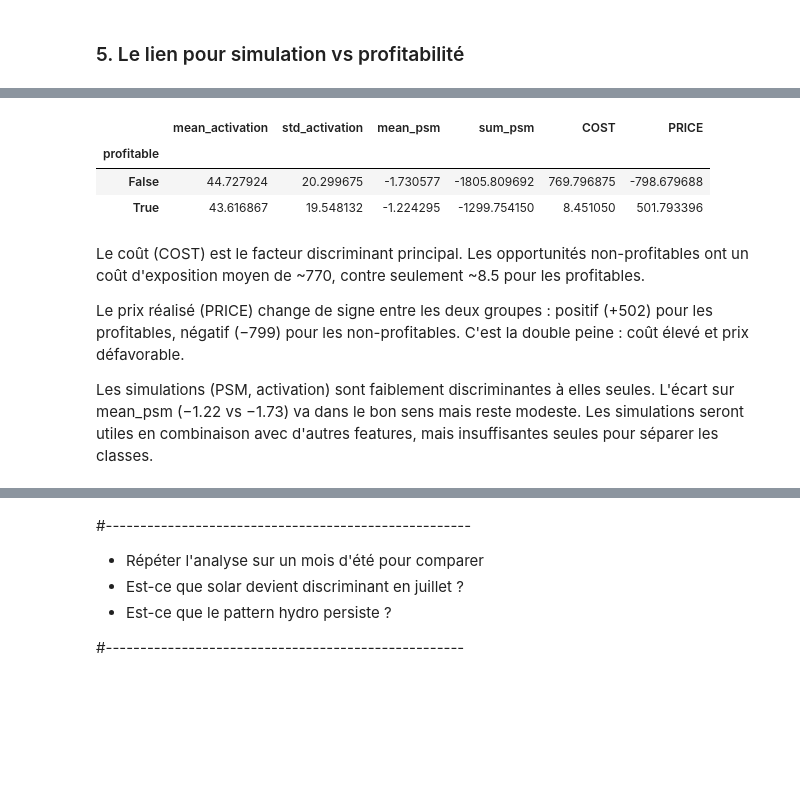
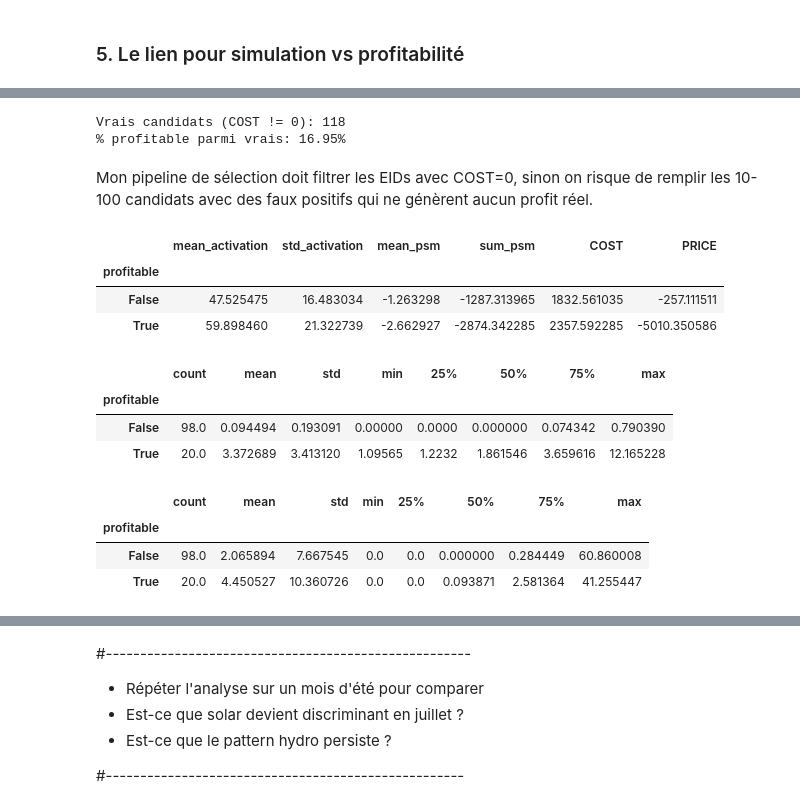
Before and after one commit to MPelland-programming/DataChallenge2026, a Jupyter notebook: experimentation_cristian/experimentation_cristian.ipynb, the cells around one changed output, grey strips where cells are left out. Saved outputs shown, nothing was run; the diff lists cells and outputs as text; code cells hidden in the pictures; blank space fills up the shorter version.

```diff
--- a/experimentation_cristian/experimentation_cristian.ipynb
+++ b/experimentation_cristian/experimentation_cristian.ipynb
@@ -58,8 +59,8 @@ DATA_ROOT = r"G:\.shortcut-targets-by-id\1SR7TxhNQjFyS8f2bbuo9pcLvzNMLBMwY\CSD\d
 loader = customdataloader(
     pricefile=os.path.join(DATA_ROOT, 'prices', 'prices.parquet'),
     costfile=os.path.join(DATA_ROOT, 'costs', 'costs.parquet'),
-    dsimfile=[os.path.join(DATA_ROOT, 'sim_daily', f'sim_daily_{y}.parquet') for y in [2020,2021,2022,2023]],
-    msimfile=[os.path.join(DATA_ROOT, 'sim_monthly', f'sim_monthly_{y}.parquet') for y in [2020,2021,2022,2023]],
+    dsimfile=[os.path.join(DATA_ROOT, 'sim_daily', f'sim_daily_{y}.parquet') for y in [2020,2021,2022,2023,2024]],
+    msimfile=[os.path.join(DATA_ROOT, 'sim_monthly', f'sim_monthly_{y}.parquet') for y in [2020,2021,2022,2023,2024]],
 )
 # %%
 # Chargement complet de costs + prices (ces fichiers sont petits)
@@ -259,14 +279,36 @@ print(f"% profitable: {analysis['profitable'].mean():.2%}")
+# %%
+# Vrais candidats : ceux qui ont un coût non-nul
+real = analysis[analysis['COST'] != 0]
+print(f"Vrais candidats (COST != 0): {len(real)}")
+print(f"% profitable parmi vrais: {(real['PROFIT'] > 0).mean():.2%}")
+# %% [output]
+Vrais candidats (COST != 0): 118
+% profitable parmi vrais: 16.95%
+# %% [markdown]
+Mon pipeline de sélection doit filtrer les EIDs avec COST=0, sinon on risque de remplir les 10-100 candidats avec des faux positifs qui ne génèrent aucun profit réel.
 # %%
-# Comparer les distributions profitable vs non-profitable
-analysis.groupby('profitable')[['mean_activation','std_activation','mean_psm','sum_psm','COST','PRICE']].mean()
+# Refaire l'exploration sur les vrais candidats seulement
+real_analysis = pd.merge(sim_agg, target_profits[target_profits['COST'] != 0], on=['EID','PEAKID'], how='inner')
+real_analysis['profitable'] = real_analysis['PROFIT'] > 0
+real_analysis.groupby('profitable')[['mean_activation','std_activation','mean_psm','sum_psm','COST','PRICE']].mean()
 # %% [output]
 |  | mean_activation | std_activation | mean_psm | sum_psm | COST | PRICE |
 | profitable |  |  |  |  |  |  |
-| False | 44.727924 | 20.299675 | -1.730577 | -1805.809692 | 769.796875 | -798.679688 |
-| True | 43.616867 | 19.548132 | -1.224295 | -1299.754150 | 8.451050 | 501.793396 |
+| False | 47.525475 | 16.483034 | -1.263298 | -1287.313965 | 1832.561035 | -257.111511 |
+| True | 59.898460 | 21.322739 | -2.662927 | -2874.342285 | 2357.592285 | -5010.350586 |
-# %% [markdown]
-Le coût (COST) est le facteur discriminant principal. Les opportunités non-profitables ont un coût d'exposition moyen de ~770, contre seulement ~8.5 pour les profitables.
-
-Le prix réalisé (PRICE) change de signe entre les deux groupes : positif (+502) pour les profitables, négatif (−799) pour les non-profitables. C'est la double peine : coût élevé et prix défavorable.
-
-Les simulations (PSM, activation) sont faiblement discriminantes à elles seules. L'écart sur mean_psm (−1.22 vs −1.73) va dans le bon sens mais reste modeste. Les simulations seront utiles en combinaison avec d'autres features, mais insuffisantes seules pour séparer les classes.
+# %%
+real_analysis['price_cost_ratio'] = real_analysis['PRICE'].abs() / (real_analysis['COST'].abs() + 1e-6)
+real_analysis.groupby('profitable')['price_cost_ratio'].describe()
+# %% [output]
+|  | count | mean | std | min | 25% | 50% | 75% | max |
+| profitable |  |  |  |  |  |  |  |  |
+| False | 98.0 | 0.094494 | 0.193091 | 0.00000 | 0.0000 | 0.000000 | 0.074342 | 0.790390 |
+| True | 20.0 | 3.372689 | 3.413120 | 1.09565 | 1.2232 | 1.861546 | 3.659616 | 12.165228 |
+# %%
+real_analysis['sim_cost_ratio'] = real_analysis['sum_psm'].abs() / (real_analysis['COST'].abs() + 1e-6)
+real_analysis.groupby('profitable')['sim_cost_ratio'].describe()
+# %% [output]
+|  | count | mean | std | min | 25% | 50% | 75% | max |
+| profitable |  |  |  |  |  |  |  |  |
+| False | 98.0 | 2.065894 | 7.667545 | 0.0 | 0.0 | 0.000000 | 0.284449 | 60.860008 |
+| True | 20.0 | 4.450527 | 10.360726 | 0.0 | 0.0 | 0.093871 | 2.581364 | 41.255447 |
```
Also changed, not shown: parts of 28 cells of this notebook, 1 other file.
